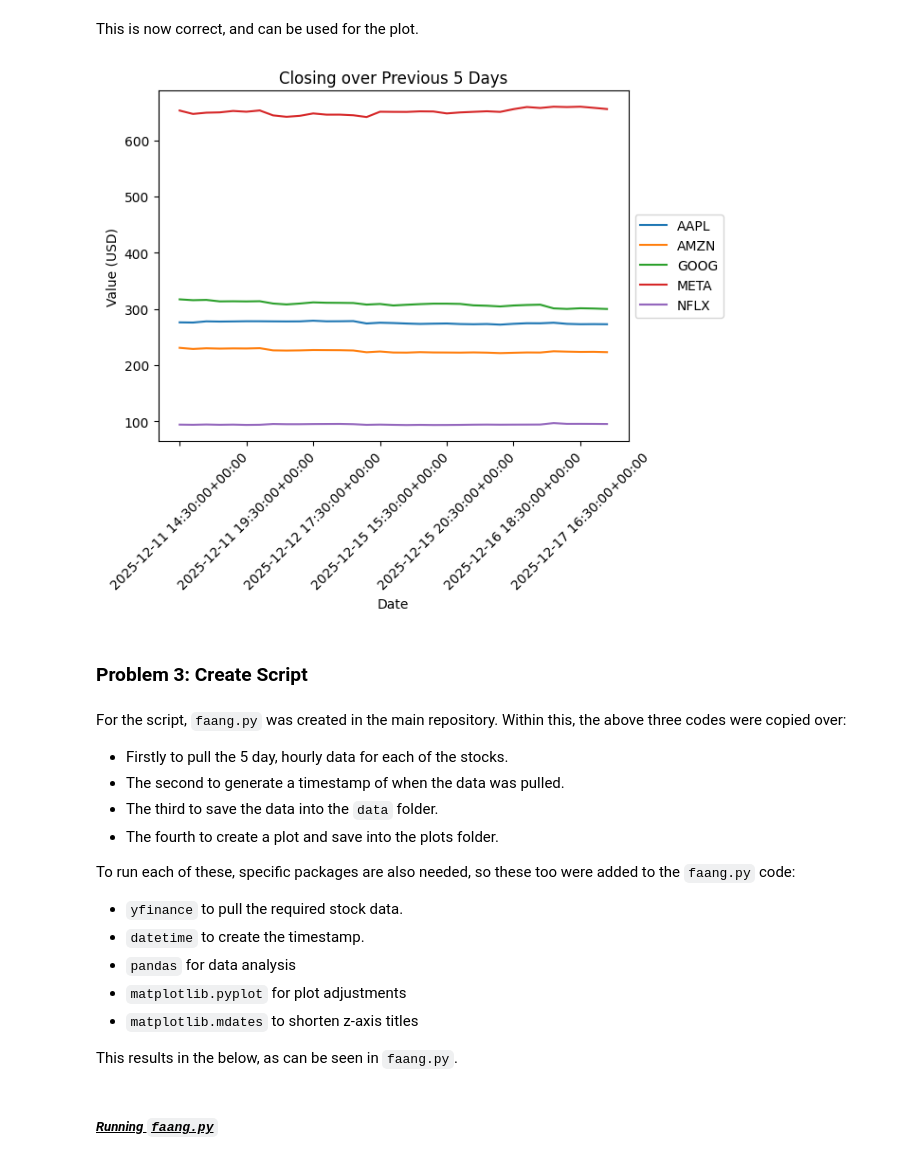
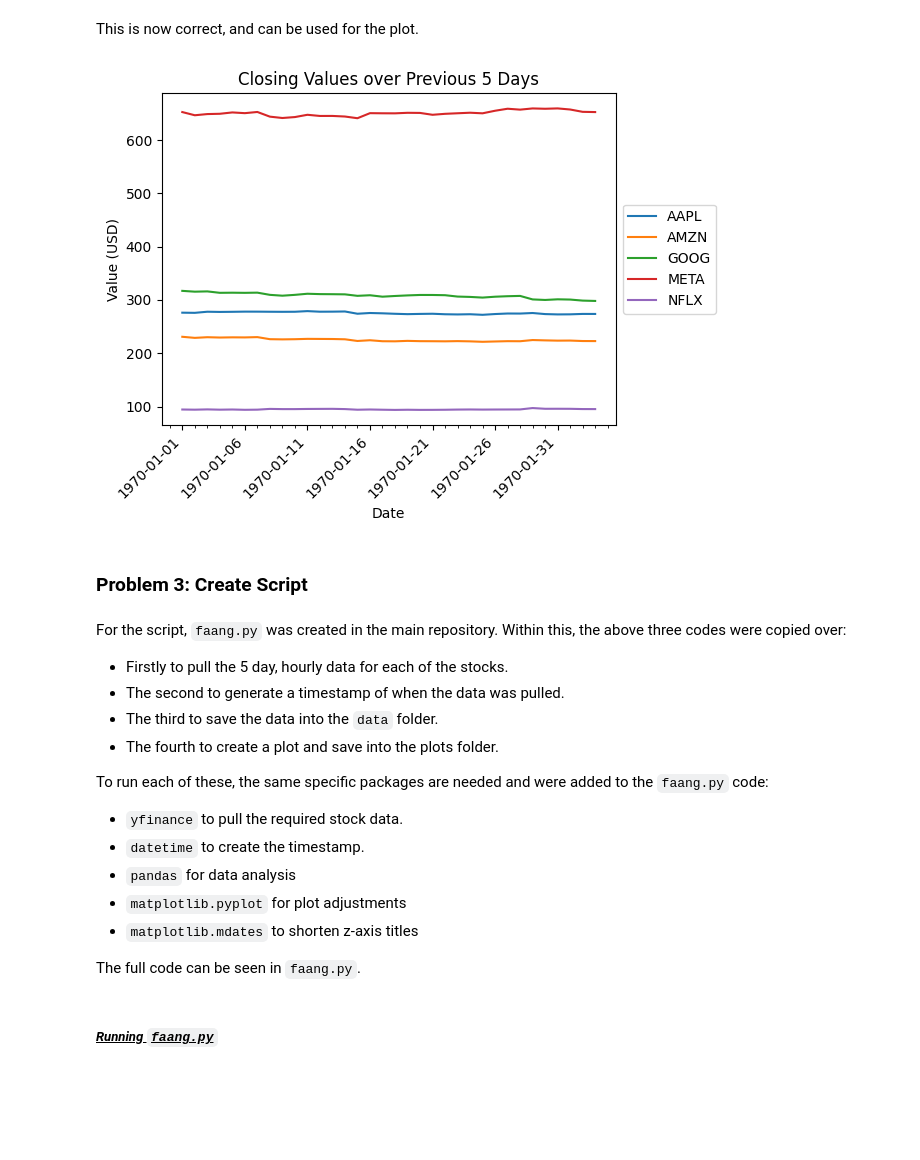
Before and after one commit to danielfinnerty/computer_infrastructure, a Jupyter notebook: problems.ipynb, the cells around one changed output. Cells and saved outputs as stored; diff of their text form; code cells hidden in the pictures; blank space fills up the shorter version.

Commit message:
Minor adjustments to problems.ipynb

```diff
--- a/problems.ipynb
+++ b/problems.ipynb
@@ -211,31 +205,44 @@ This is now correct, and can be used for the plot.
 # %%
 # Specify first file in data_files group (index=0)
 latest = data_files[0]
 
 # Specify data folder as location to find the file.
 datadir = './data/'
 
 # Read in the CSV file
 df= pd.read_csv(datadir + latest, index_col=0, header=[0,1], skiprows=[2])
 
 # Plot the 'close' data and adjust visuals.
 # Source: https://pandas.pydata.org/docs/reference/api/pandas.DataFrame.plot.html
-plot_data = df['Close'].plot(title = 'Closing over Previous 5 Days', xlabel='Date', ylabel='Value (USD)')
+plot_data = df['Close'].plot(title = 'Closing Values over Previous 5 Days', xlabel='Date', ylabel='Value (USD)')
+
+# Create shorter date format for plot
+# Source: https://matplotlib.org/stable/api/_as_gen/matplotlib.axis.Axis.set_major_formatter.html
+plot_data.xaxis.set_major_formatter(mdates.DateFormatter('%Y-%m-%d'))
+
+# Add minor ticks
+# Source: https://matplotlib.org/stable/gallery/text_labels_and_annotations/date.html#sphx-glr-gallery-text-labels-and-annotations-date-py
+plot_data.xaxis.set_minor_locator(mdates.DayLocator())
 
 # Rotate x-axis lables 45°
-plt.xticks(rotation=45)
+plt.xticks(rotation=45, horizontalalignment='right')
 
 # Move legend off chart area
 # Source: https://stackoverflow.com/questions/25068384/bbox-to-anchor-and-loc-in-matplotlib
 plot_data.legend(loc='center left', bbox_to_anchor=(1, 0.5))
 
 # Plot file name using same time_stamp as data saving
 filename = "./plots/" + time_stamp + ".png"
 
-# Save figure.
-plt.savefig(filename, dpi=500)
+# Adjust plot layout area
+# Source: https://matplotlib.org/stable/api/_as_gen/matplotlib.pyplot.tight_layout.html
+plt.tight_layout()
+
+# Save plot.
+# Source: https://matplotlib.org/3.1.1/api/_as_gen/matplotlib.pyplot.savefig.html
+plt.savefig(filename, dpi=500, bbox_inches= 'tight')
 # %% [output]
-[figure, old version]
+[figure, new version]
 # %% [markdown]
 ### Problem 3: Create Script
 # %% [markdown]
@@ -245,14 +252,14 @@ For the script, `faang.py` was created in the main repository. Within this, the
 - The third to save the data into the `data` folder.
 - The fourth to create a plot and save into the plots folder.
 
-To run each of these, specific packages are also needed, so these too were added to the `faang.py` code:
+To run each of these, the same specific packages are needed and were added to the `faang.py` code:
 - `yfinance` to pull the required stock data.
 - `datetime` to create the timestamp.
 - `pandas` for data analysis
 - `matplotlib.pyplot` for plot adjustments
 - `matplotlib.mdates` to shorten z-axis titles
 
-This results in the below, as can be seen in `faang.py`.
+The full code can be seen in `faang.py`.
 # %% [markdown]
 ##### <u>_Running `faang.py`_</u>
 # %% [markdown]
```
Also changed, not shown: parts of 29 cells of this notebook, 2 other files.
